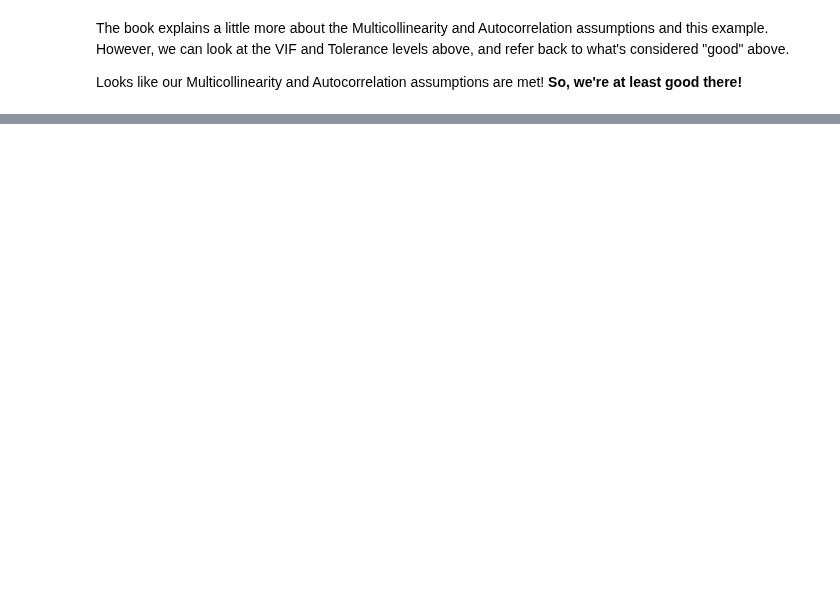
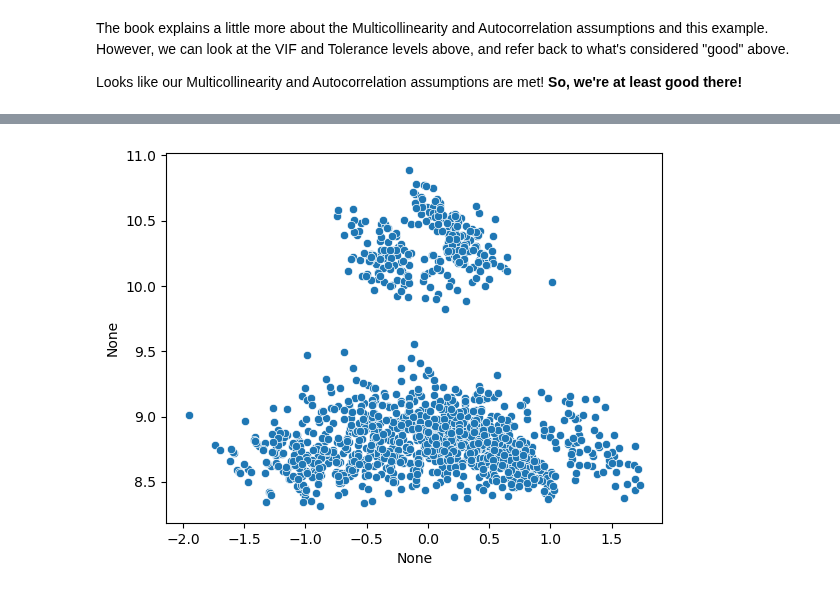
Before and after one commit to DanLightner/BUSA321, a Jupyter notebook: BUSA321/Chapter 7 - Multivariate Assumptions.ipynb, the cells around one changed output, grey strips where cells are left out. Cells and saved outputs as stored; diff of their text form; code cells hidden in the pictures; blank space fills up the shorter version.

```diff
--- a/BUSA321/Chapter 7 - Multivariate Assumptions.ipynb
+++ b/BUSA321/Chapter 7 - Multivariate Assumptions.ipynb
@@ -171,0 +247,9 @@ Looks like our Multicollinearity and Autocorrelation assumptions are met! **So,
+# %%
+# Set label and features
+y = df['charges_ln']
+X = df.select_dtypes(np.number).assign(const=1)
+X = X.drop(columns=['charges', 'charges_ln', 'region_northwest','age','region_southwest'])
+
+# Run the multiple linear regression model
+model = sm.OLS(y, X).fit()
+print(model.summary())  # View results
@@ -171,0 +274,8 @@ Looks like our Multicollinearity and Autocorrelation assumptions are met! **So,
+# %%
+pred_val = model.fittedvalues.copy()
+true_val = df['charges_ln'].values.copy()
+residual = true_val - pred_val
+
+ax = sns.scatterplot(x=residual, y=pred_val)
+# %% [output]
+[figure, added]
```
Also changed, not shown: parts of 17 cells of this notebook, 2 other files.
